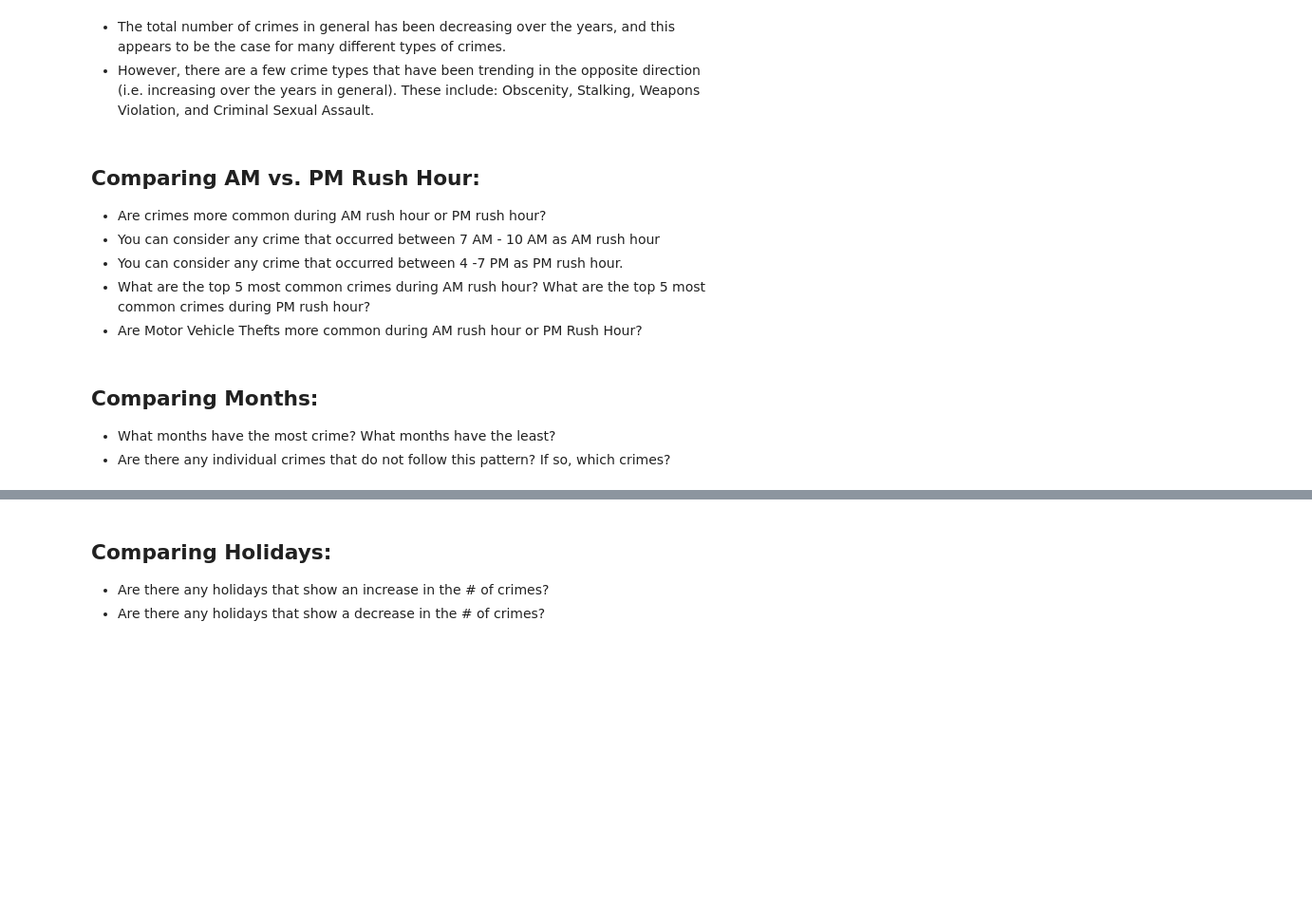
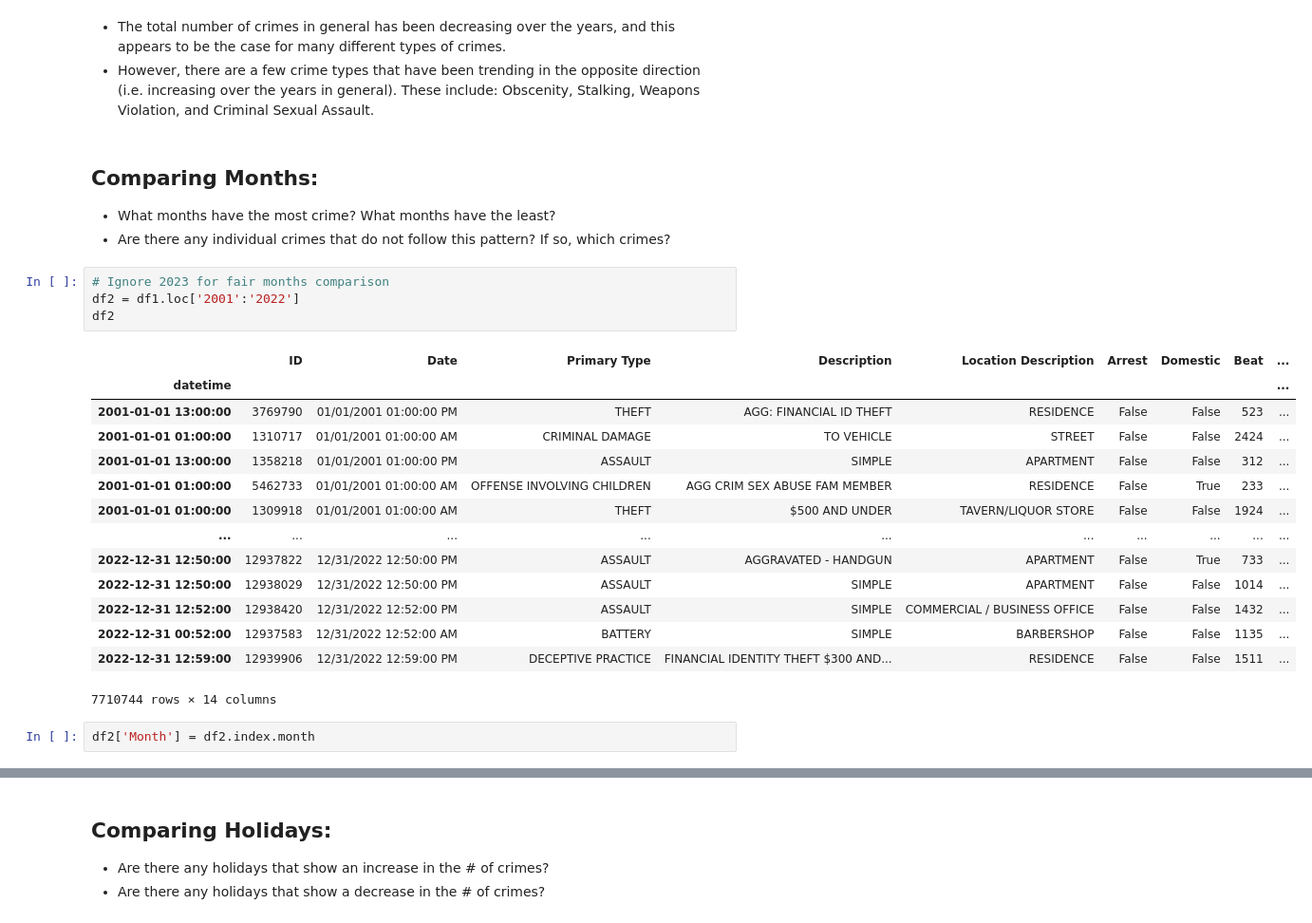
Before and after one commit to Numann-Malik/chicago-crime-data, a Jupyter notebook: Crime Trends in Chicago.ipynb, the cells around one changed output, grey strips where cells are left out. Shown at 95% size. Saved outputs shown, nothing was run; the diff lists cells and outputs as text; blank space fills up the shorter version.

```diff
--- a/Crime Trends in Chicago.ipynb
+++ b/Crime Trends in Chicago.ipynb
@@ -230,14 +231,28 @@ g = sns.catplot(data=CY_df, x='Year', y='# of Crimes',
 # %% [markdown]
 - The total number of crimes in general has been decreasing over the years, and this appears to be the case for many different types of crimes.
 - However, there are a few crime types that have been trending in the opposite direction (i.e. increasing over the years in general). These include: Obscenity, Stalking, Weapons Violation, and Criminal Sexual Assault.
-# %% [markdown]
-## Comparing AM vs. PM Rush Hour:
-- Are crimes more common during AM rush hour or PM rush hour?
- - You can consider any crime that occurred between 7 AM - 10 AM as AM rush hour
- - You can consider any crime that occurred between 4 -7 PM as PM rush hour.
-- What are the top 5 most common crimes during AM rush hour? What are the top 5 most common crimes during PM rush hour?
-- Are Motor Vehicle Thefts more common during AM rush hour or PM Rush Hour?
 # %% [markdown]
 ## Comparing Months:
 - What months have the most crime? What months have the least?
 - Are there any individual crimes that do not follow this pattern? If so, which crimes?
+# %%
+# Ignore 2023 for fair months comparison
+df2 = df1.loc['2001':'2022']
+df2
+# %% [output]
+|  | ID | Date | Primary Type | Description | Location Description | Arrest | Domestic | Beat | ... |
+| datetime |  |  |  |  |  |  |  |  | ... |
+| 2001-01-01 13:00:00 | 3769790 | 01/01/2001 01:00:00 PM | THEFT | AGG: FINANCIAL ID THEFT | RESIDENCE | False | False | 523 | ... |
+| 2001-01-01 01:00:00 | 1310717 | 01/01/2001 01:00:00 AM | CRIMINAL DAMAGE | TO VEHICLE | STREET | False | False | 2424 | ... |
+| 2001-01-01 13:00:00 | 1358218 | 01/01/2001 01:00:00 PM | ASSAULT | SIMPLE | APARTMENT | False | False | 312 | ... |
+| 2001-01-01 01:00:00 | 5462733 | 01/01/2001 01:00:00 AM | OFFENSE INVOLVING CHILDREN | AGG CRIM SEX ABUSE FAM MEMBER | RESIDENCE | False | True | 233 | ... |
+| 2001-01-01 01:00:00 | 1309918 | 01/01/2001 01:00:00 AM | THEFT | $500 AND UNDER | TAVERN/LIQUOR STORE | False | False | 1924 | ... |
+| ... | ... | ... | ... | ... | ... | ... | ... | ... | ... |
+| 2022-12-31 12:50:00 | 12937822 | 12/31/2022 12:50:00 PM | ASSAULT | AGGRAVATED - HANDGUN | APARTMENT | False | True | 733 | ... |
+| 2022-12-31 12:50:00 | 12938029 | 12/31/2022 12:50:00 PM | ASSAULT | SIMPLE | APARTMENT | False | False | 1014 | ... |
+| 2022-12-31 12:52:00 | 12938420 | 12/31/2022 12:52:00 PM | ASSAULT | SIMPLE | COMMERCIAL / BUSINESS OFFICE | False | False | 1432 | ... |
+| 2022-12-31 00:52:00 | 12937583 | 12/31/2022 12:52:00 AM | BATTERY | SIMPLE | BARBERSHOP | False | False | 1135 | ... |
+| 2022-12-31 12:59:00 | 12939906 | 12/31/2022 12:59:00 PM | DECEPTIVE PRACTICE | FINANCIAL IDENTITY THEFT $300 AND... | RESIDENCE | False | False | 1511 | ... |
+7710744 rows × 14 columns
+# %%
+df2['Month'] = df2.index.month
```
Also changed, not shown: parts of 11 cells of this notebook.
